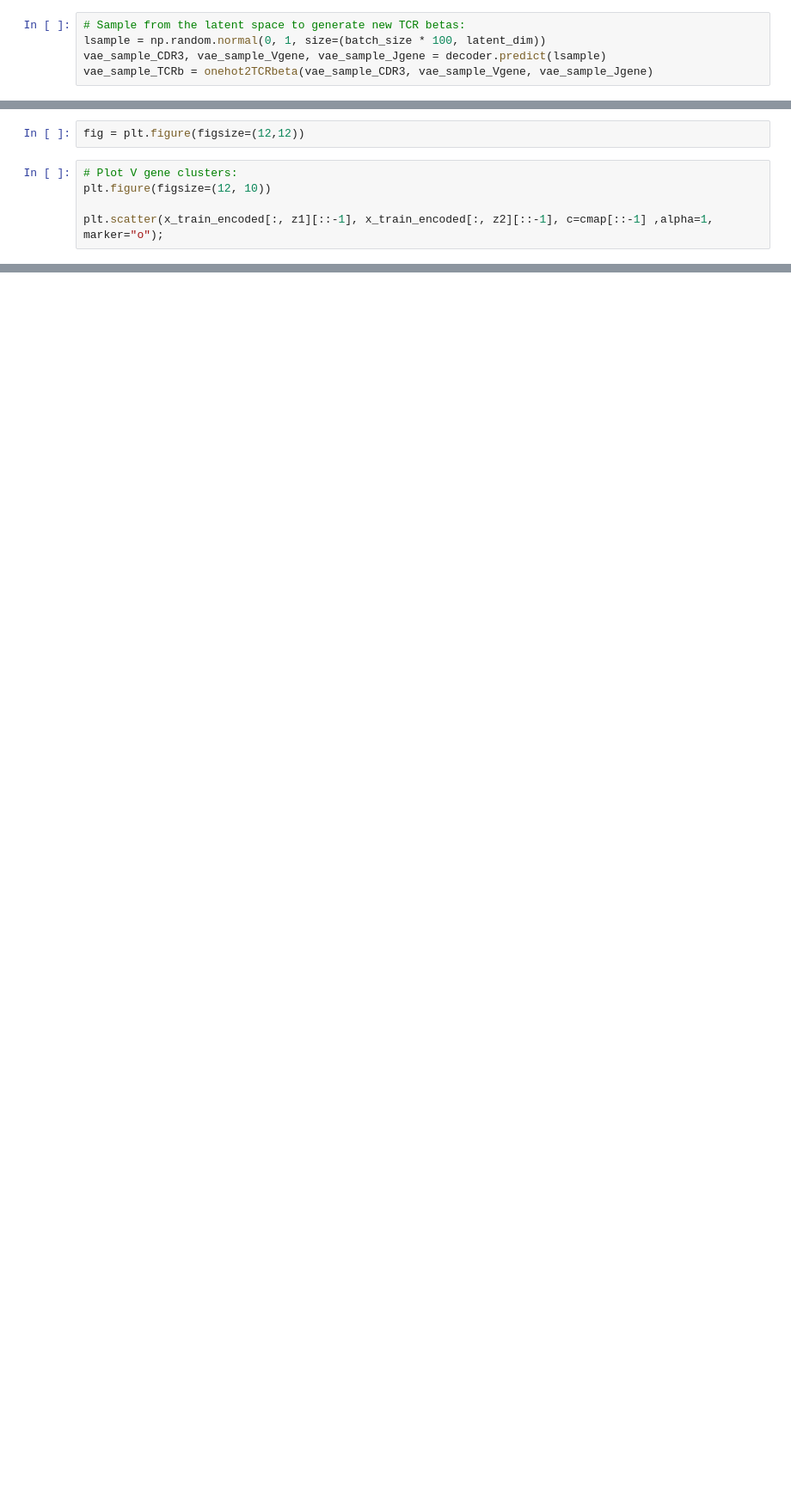
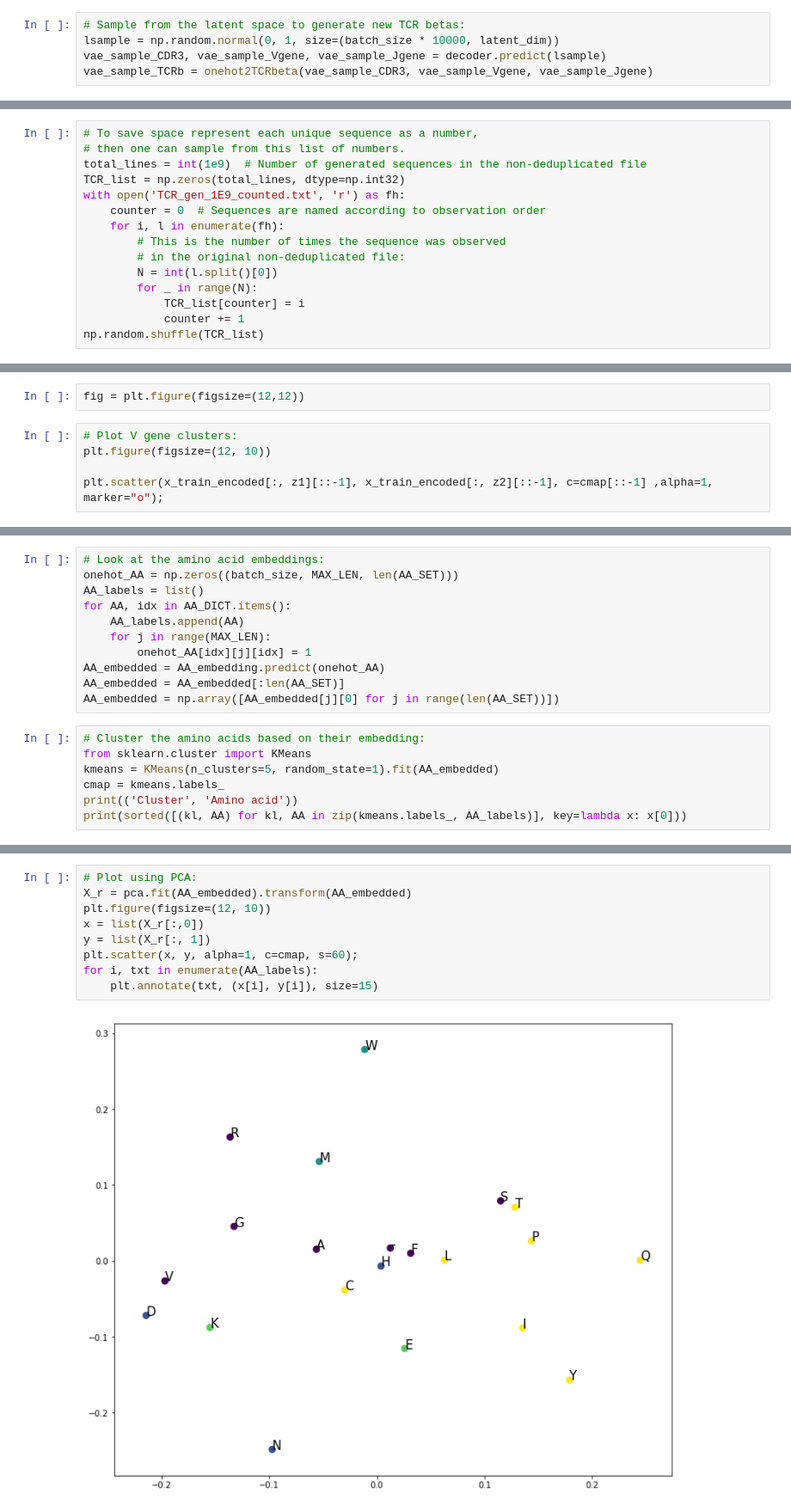
Before and after one commit to matsengrp/vampire, a Jupyter notebook: two_layer_dense_vae-TCR.ipynb, the cells around one changed output, grey strips where cells are left out. Shown at 86% size. Drawn from its saved outputs; the diff is of its cells as text; blank space fills up the shorter version.

```diff
--- a/two_layer_dense_vae-TCR.ipynb
+++ b/two_layer_dense_vae-TCR.ipynb
@@ -459,6 +462,6 @@ Total disagreements: 28
 # %%
 # Sample from the latent space to generate new TCR betas:
-lsample = np.random.normal(0, 1, size=(batch_size * 100, latent_dim))
+lsample = np.random.normal(0, 1, size=(batch_size * 10000, latent_dim))
 vae_sample_CDR3, vae_sample_Vgene, vae_sample_Jgene = decoder.predict(lsample)
 vae_sample_TCRb = onehot2TCRbeta(vae_sample_CDR3, vae_sample_Vgene, vae_sample_Jgene)
 # %%
@@ -485,0 +537,15 @@ CASSQVR---------------EFLGEQYF     TCRBV05-01     TCRBJ02-07
+# %%
+# To save space represent each unique sequence as a number,
+# then one can sample from this list of numbers.
+total_lines = int(1e9)  # Number of generated sequences in the non-deduplicated file
+TCR_list = np.zeros(total_lines, dtype=np.int32)
+with open('TCR_gen_1E9_counted.txt', 'r') as fh:
+    counter = 0  # Sequences are named according to observation order
+    for i, l in enumerate(fh):
+        # This is the number of times the sequence was observed
+        # in the original non-deduplicated file:
+        N = int(l.split()[0])
+        for _ in range(N):
+            TCR_list[counter] = i
+            counter += 1
+np.random.shuffle(TCR_list)
@@ -542,0 +693,18 @@ plt.scatter(x, y, alpha=1);
+# %%
+# Look at the amino acid embeddings:
+onehot_AA = np.zeros((batch_size, MAX_LEN, len(AA_SET)))
+AA_labels = list()
+for AA, idx in AA_DICT.items():
+    AA_labels.append(AA)
+    for j in range(MAX_LEN):
+        onehot_AA[idx][j][idx] = 1
+AA_embedded = AA_embedding.predict(onehot_AA)
+AA_embedded = AA_embedded[:len(AA_SET)]
+AA_embedded = np.array([AA_embedded[j][0] for j in range(len(AA_SET))])
+# %%
+# Cluster the amino acids based on their embedding:
+from sklearn.cluster import KMeans
+kmeans = KMeans(n_clusters=5, random_state=1).fit(AA_embedded)
+cmap = kmeans.labels_
+print(('Cluster', 'Amino acid'))
+print(sorted([(kl, AA) for kl, AA in zip(kmeans.labels_, AA_labels)], key=lambda x: x[0]))
@@ -542,0 +714,11 @@ plt.scatter(x, y, alpha=1);
+# %%
+# Plot using PCA:
+X_r = pca.fit(AA_embedded).transform(AA_embedded)
+plt.figure(figsize=(12, 10))
+x = list(X_r[:,0])
+y = list(X_r[:, 1])
+plt.scatter(x, y, alpha=1, c=cmap, s=60);
+for i, txt in enumerate(AA_labels):
+    plt.annotate(txt, (x[i], y[i]), size=15)
+# %% [output]
+[figure, added]
```
Also changed, not shown: parts of 30 cells of this notebook.
